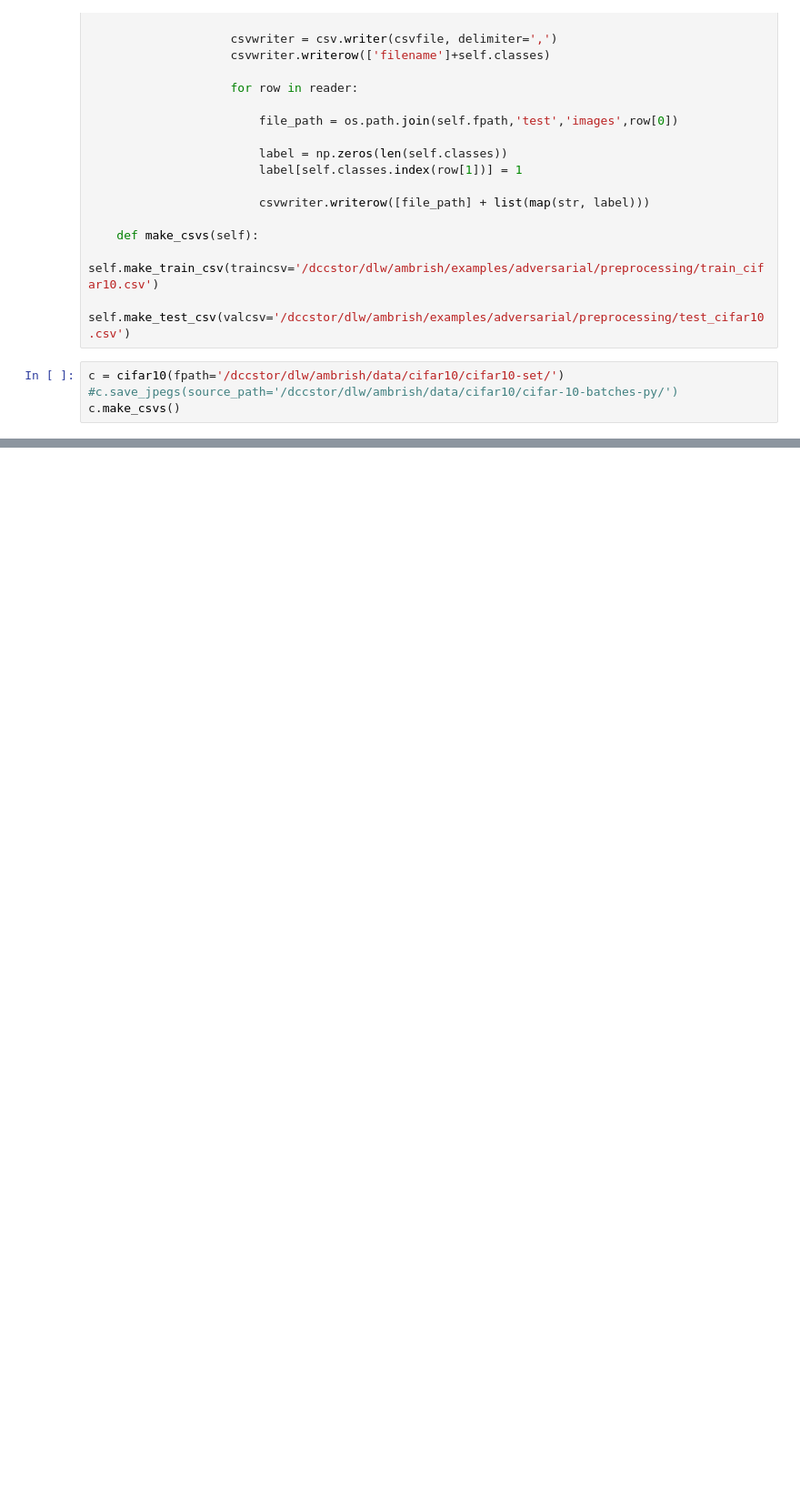
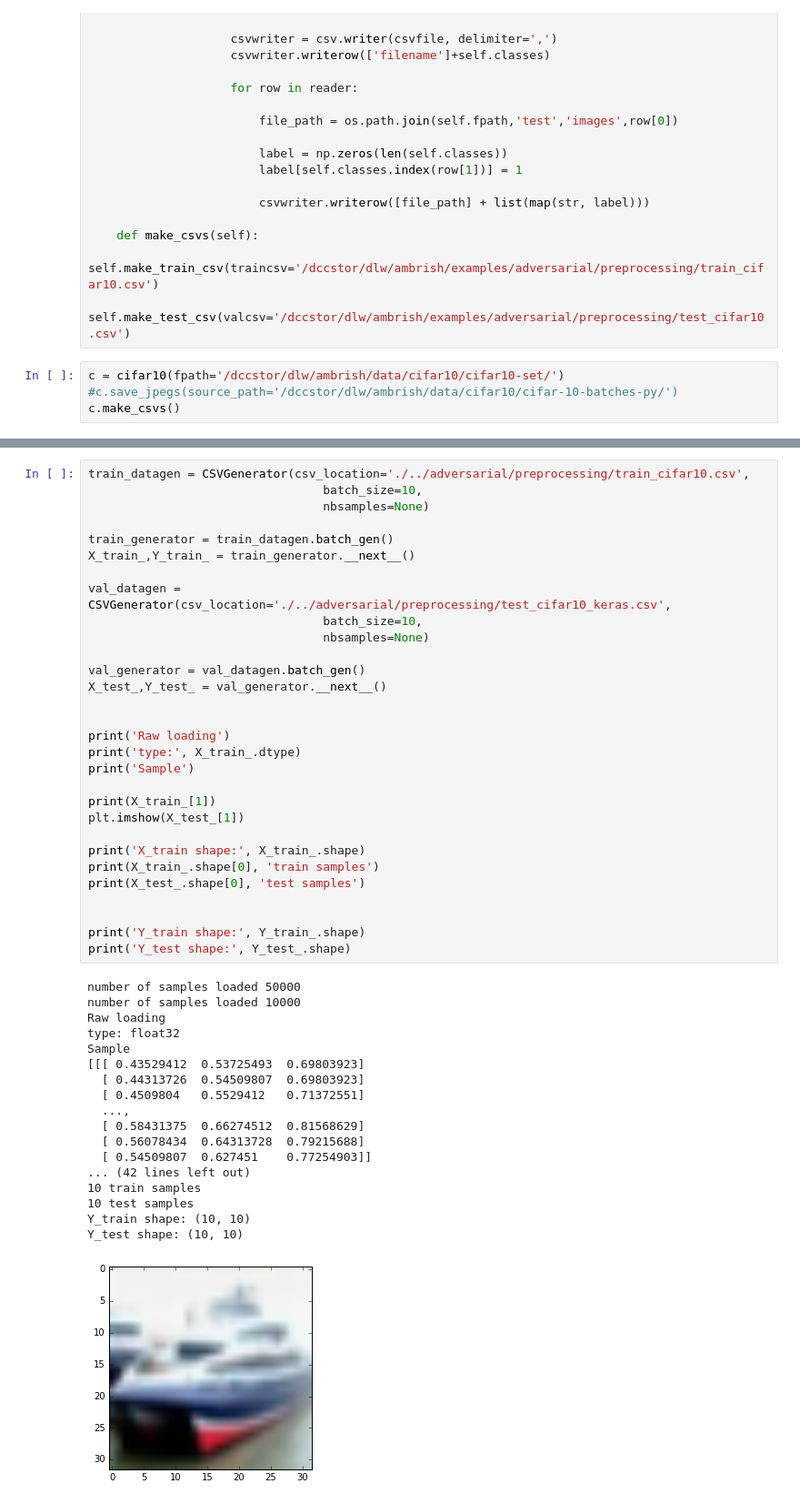
Before and after one commit to ambrishrawat/advflow, a Jupyter notebook: debugging.ipynb, the cells around one changed output, grey strips where cells are left out. Shown at 91% size. Cells and saved outputs as stored; diff of their text form; blank space fills up the shorter version.

```diff
--- a/debugging.ipynb
+++ b/debugging.ipynb
@@ -459,0 +513,49 @@ c.make_csvs()
+# %%
+train_datagen = CSVGenerator(csv_location='./../adversarial/preprocessing/train_cifar10.csv',
+                                 batch_size=10,
+                                 nbsamples=None)
+
+train_generator = train_datagen.batch_gen()
+X_train_,Y_train_ = train_generator.__next__()
+
+val_datagen = CSVGenerator(csv_location='./../adversarial/preprocessing/test_cifar10_keras.csv',
+                                 batch_size=10,
+                                 nbsamples=None)
+
+val_generator = val_datagen.batch_gen()
+X_test_,Y_test_ = val_generator.__next__()
+
+
+print('Raw loading')
+print('type:', X_train_.dtype)
+print('Sample')
+
+print(X_train_[1])
+plt.imshow(X_test_[1])
+
+print('X_train shape:', X_train_.shape)
+print(X_train_.shape[0], 'train samples')
+print(X_test_.shape[0], 'test samples')
+
+
+print('Y_train shape:', Y_train_.shape)
+print('Y_test shape:', Y_test_.shape)
+# %% [output]
+number of samples loaded 50000
+number of samples loaded 10000
+Raw loading
+type: float32
+Sample
+[[[ 0.43529412  0.53725493  0.69803923]
+  [ 0.44313726  0.54509807  0.69803923]
+  [ 0.4509804   0.5529412   0.71372551]
+  ...,
+  [ 0.58431375  0.66274512  0.81568629]
+  [ 0.56078434  0.64313728  0.79215688]
+  [ 0.54509807  0.627451    0.77254903]]
+... (42 lines left out)
+10 train samples
+10 test samples
+Y_train shape: (10, 10)
+Y_test shape: (10, 10)
+[figure, added]
```
Also changed, not shown: parts of 6 cells of this notebook, 13 other files.
